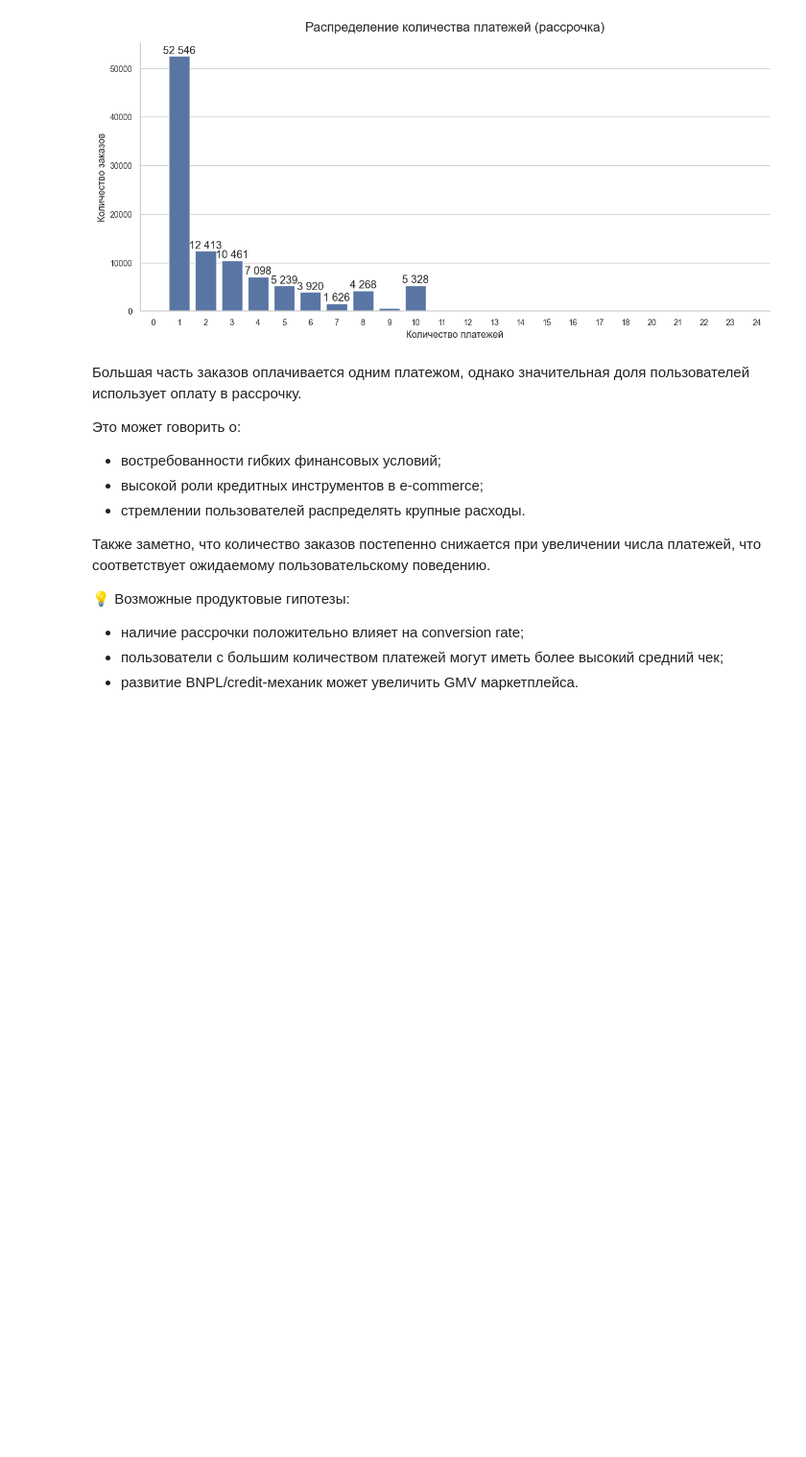
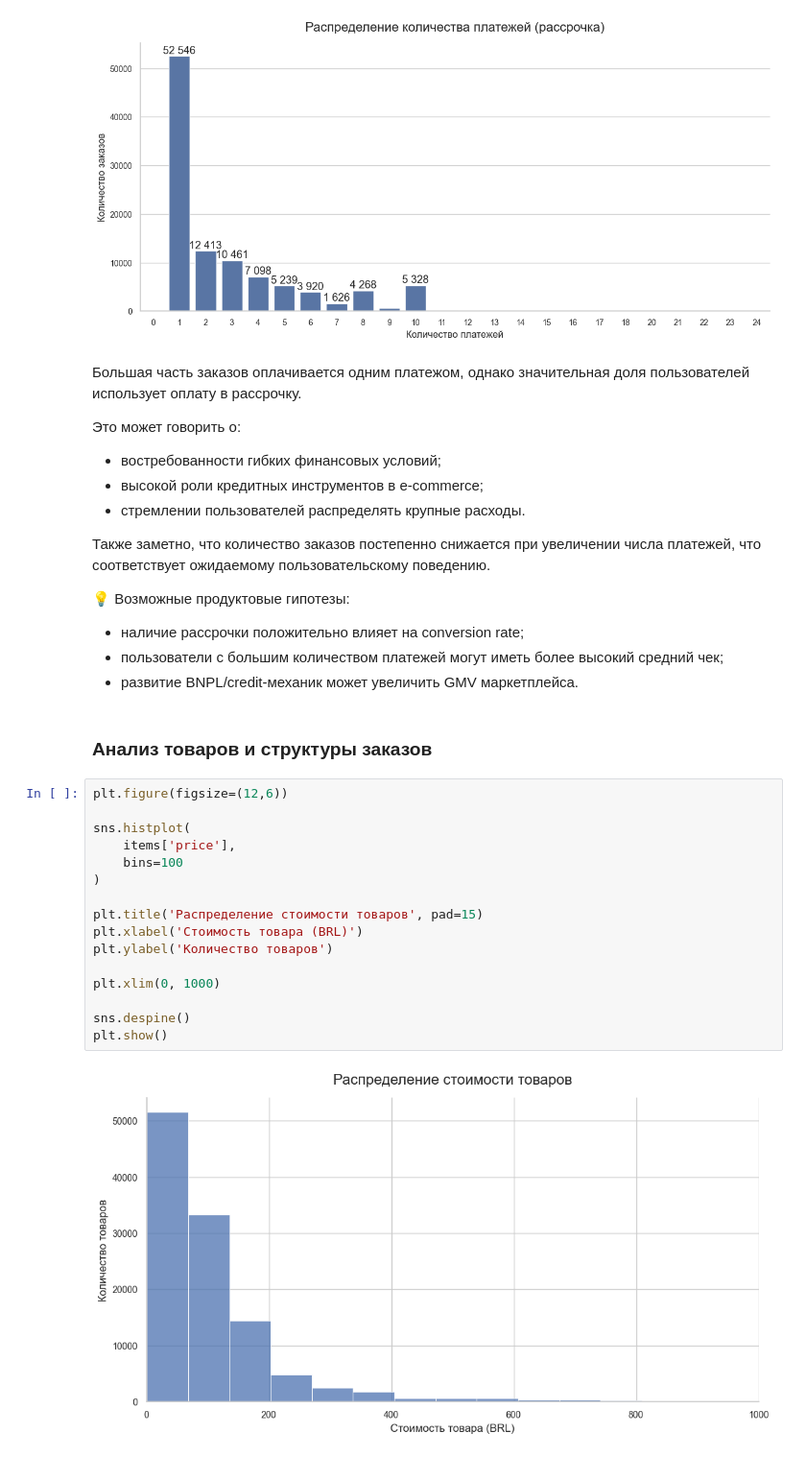
Before and after one commit to Malentaaa/product-analytics-project, a Jupyter notebook: project.ipynb, the cells around one changed output. Shown at 96% size. Saved outputs shown, nothing was run; the diff lists cells and outputs as text; blank space fills up the shorter version.

Commit message:
добавлен анализ товаров и обьединение таблиц

```diff
--- a/project.ipynb
+++ b/project.ipynb
@@ -721,3 +721,23 @@ plt.show()
 - наличие рассрочки положительно влияет на conversion rate;
 - пользователи с большим количеством платежей могут иметь более высокий средний чек;
 - развитие BNPL/credit-механик может увеличить GMV маркетплейса.
+# %% [markdown]
+### Анализ товаров и структуры заказов
+# %%
+plt.figure(figsize=(12,6))
+
+sns.histplot(
+    items['price'],
+    bins=100
+)
+
+plt.title('Распределение стоимости товаров', pad=15)
+plt.xlabel('Стоимость товара (BRL)')
+plt.ylabel('Количество товаров')
+
+plt.xlim(0, 1000)
+
+sns.despine()
+plt.show()
+# %% [output]
+[figure, added]
```
Also changed, not shown: parts of 15 cells of this notebook.
